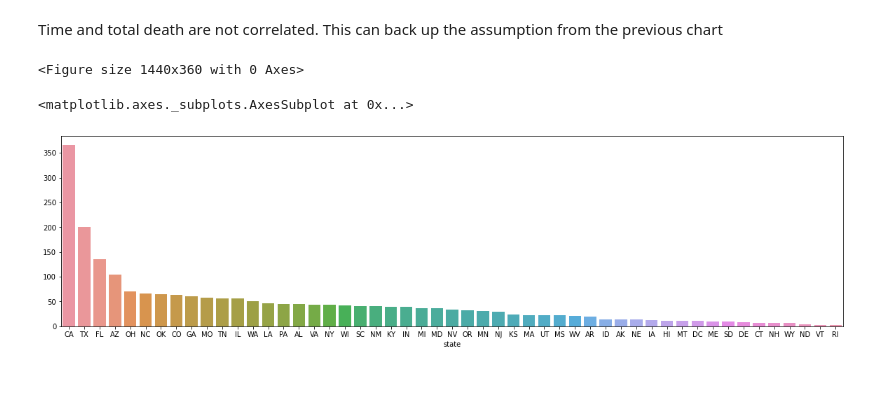
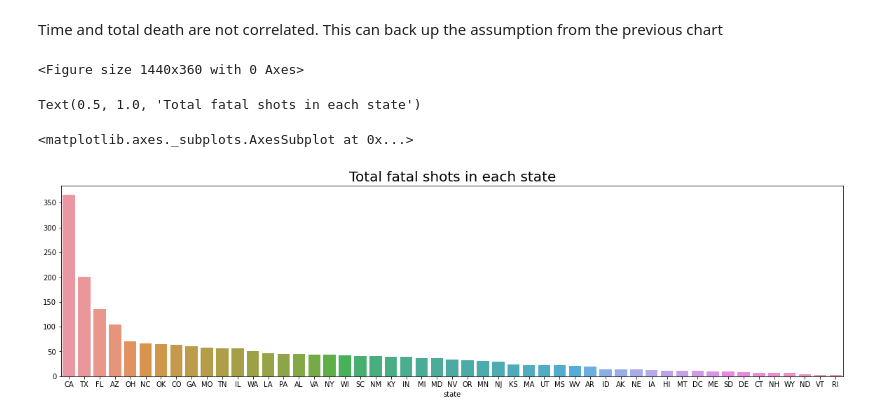
Before and after one commit to UToledo-DataScience/Fatal-Police-Shootings-in-the-US, a Jupyter notebook: EDA/EDA.ipynb, the cells around one changed output. Drawn from its saved outputs; the diff is of its cells as text; code cells hidden in the pictures; blank space fills up the shorter version.

```diff
--- a/EDA/EDA.ipynb
+++ b/EDA/EDA.ipynb
@@ -266,12 +266,14 @@ Time and total death are not correlated. This can back up the assumption from th
 # %%
 ##### need to divide by each state's polulation
 a = police_killing_us.groupby('state').size().sort_values(ascending=False)
 plt.figure(figsize=(20,5))
+plt.title('Total fatal shots in each state', fontdict={'fontsize':20})
 sns.barplot(x = a.index, y = a)
 # %% [output]
 <Figure size 1440x360 with 0 Axes>
-<matplotlib.axes._subplots.AxesSubplot at 0x...>
+Text(0.5, 1.0, 'Total fatal shots in each state')
+<matplotlib.axes._subplots.AxesSubplot at 0x...>
-[figure, old version]
+[figure, new version]
 # %% [markdown]
 CA, TX, FL and have most police killing cases
 
```
Also changed, not shown: parts of 6 cells of this notebook.
